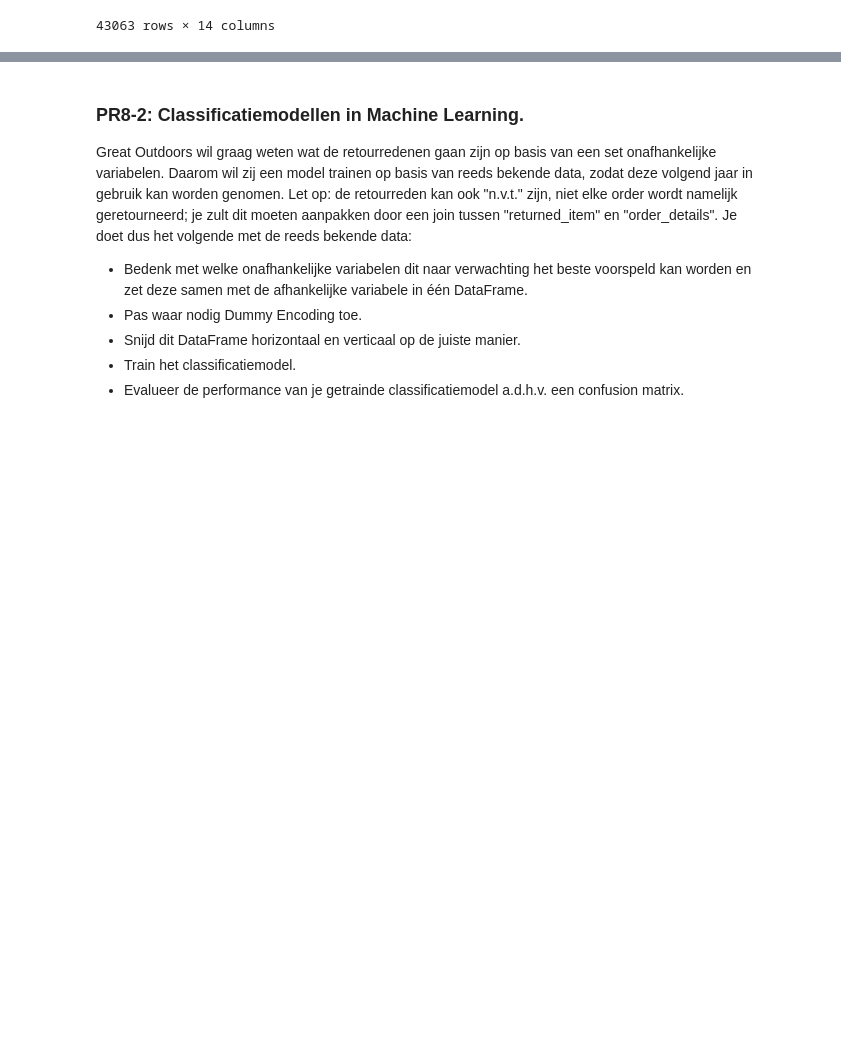
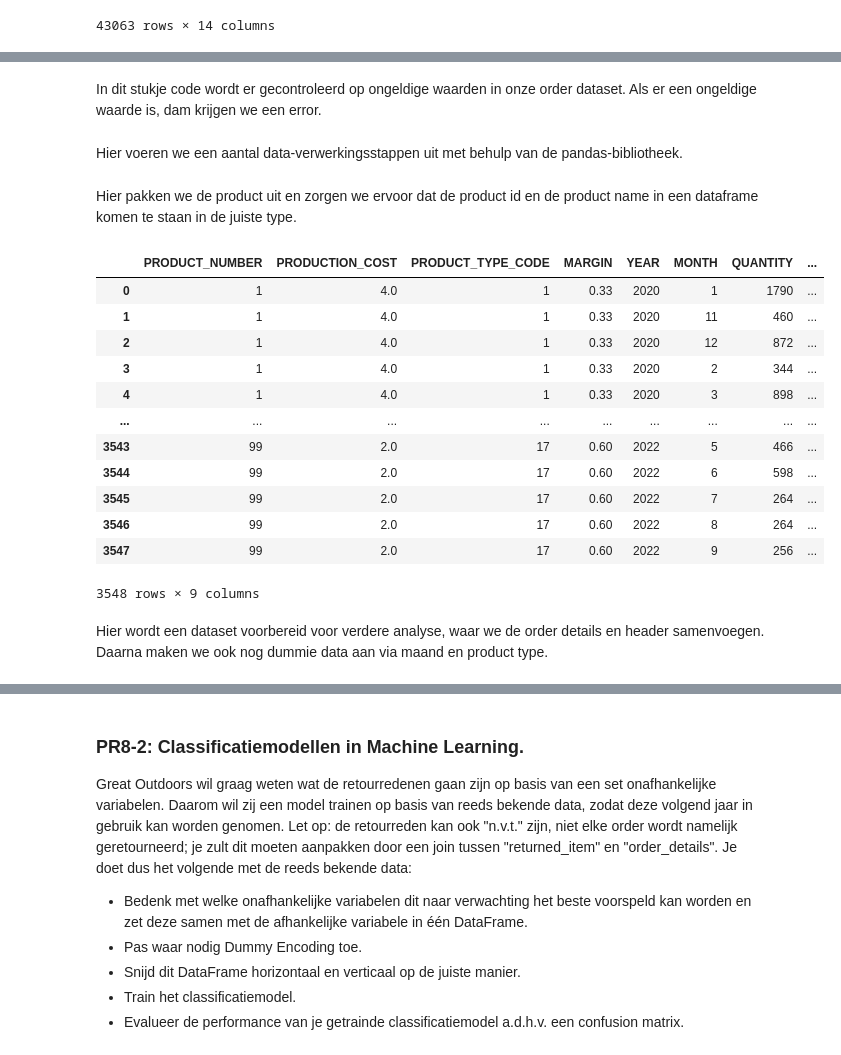
Before and after one commit to Peter-The-Great/DEDS_Portfolio_Week-8, a Jupyter notebook: regressionmodel.ipynb, the cells around one changed output, grey strips where cells are left out. Saved outputs shown, nothing was run; the diff lists cells and outputs as text; code cells hidden in the pictures; blank space fills up the shorter version.

```diff
--- a/regressionmodel.ipynb
+++ b/regressionmodel.ipynb
@@ -49,7 +49,6 @@ header
 # %%
-df = pd.merge(header, details, on='ORDER_NUMBER')
-df = df.drop(columns=['TRIAL885', 'TRIAL879'])
-df
+order = pd.merge(header, details, on='ORDER_NUMBER')
+order
 # %% [output]
 |  | ORDER_NUMBER | RETAILER_NAME | RETAILER_SITE_CODE | RETAILER_CONTACT_CODE | SALES_STAFF_CODE | ... |
 | 0 | 1153 | Ultra Sports | 4 | 6 | 50 | ... |
@@ -75,0 +76,2 @@ test_pred = model.predict(X_test)
+# %% [markdown]
+In dit stukje code wordt er gecontroleerd op ongeldige waarden in onze order dataset. Als er een ongeldige waarde is, dam krijgen we een error.
@@ -75,0 +86,59 @@ test_pred = model.predict(X_test)
+# %% [markdown]
+Hier voeren we een aantal data-verwerkingsstappen uit met behulp van de pandas-bibliotheek.
+# %%
+# Samenvoegen van forecast en inventory data
+inventory = inventory.rename(columns={'INVENTORY_MONTH':'MONTH','INVENTORY_YEAR':'YEAR'})
+df = pd.merge(forecast, inventory, on=['MONTH', 'YEAR', 'PRODUCT_NUMBER'])
+
+# Bevestig dat er geen null of NaN waardes in de data zitten
+bad_data = df[df.isna().any(axis=1) | df.isnull().any(axis=1)]
+if len(bad_data) > 0:
+    raise ValueError("Ongeldige waardes in brondata van orders")
+
+# Selecteren van onafhankelijke variabelen en afhankelijke variabele
+# Product number, quantity, year, month, forecast, inventory
+df['PRODUCT_NUMBER'] = df['PRODUCT_NUMBER'].astype(int)
+df['MONTH'] = df['MONTH'].astype(int)
+df['YEAR'] = df['YEAR'].astype(int)
+order['PRODUCT_NUMBER'] = order['PRODUCT_NUMBER'].astype(int)
+order['MONTH'] = order['MONTH'].astype(int)
+order['YEAR'] = order['YEAR'].astype(int)
+
+df = pd.merge(order, df, on=['MONTH', 'YEAR', 'PRODUCT_NUMBER'])
+
+# Bevestig dat er geen null of NaN waardes in de data zitten
+bad_data = df[df.isna().any(axis=1) | df.isnull().any(axis=1)]
+if len(bad_data) > 0:
+    raise ValueError("Ongeldige waardes in brondata van orders")
+# %% [markdown]
+Hier pakken we de product uit en zorgen we ervoor dat de product id en de product name in een dataframe komen te staan in de juiste type.
+# %%
+product['PRODUCT_NUMBER'] = product['PRODUCT_NUMBER'].astype(int)
+product['PRODUCTION_COST'] = product['PRODUCTION_COST'].astype(float)
+product['MARGIN'] = product['MARGIN'].astype(float)
+product = product[['PRODUCT_NUMBER', 'PRODUCTION_COST', 'PRODUCT_TYPE_CODE', 'MARGIN']]
+
+df = pd.merge(product, df, on='PRODUCT_NUMBER')
+
+# Bevestig dat er geen null of NaN waardes in de data zitten
+bad_data = df[df.isna().any(axis=1) | df.isnull().any(axis=1)]
+if len(bad_data) > 0:
+    raise ValueError("Ongeldige waardes in brondata van orders")
+
+df
+# %% [output]
+|  | PRODUCT_NUMBER | PRODUCTION_COST | PRODUCT_TYPE_CODE | MARGIN | YEAR | MONTH | QUANTITY | ... |
+| 0 | 1 | 4.0 | 1 | 0.33 | 2020 | 1 | 1790 | ... |
+| 1 | 1 | 4.0 | 1 | 0.33 | 2020 | 11 | 460 | ... |
+| 2 | 1 | 4.0 | 1 | 0.33 | 2020 | 12 | 872 | ... |
+| 3 | 1 | 4.0 | 1 | 0.33 | 2020 | 2 | 344 | ... |
+| 4 | 1 | 4.0 | 1 | 0.33 | 2020 | 3 | 898 | ... |
+| ... | ... | ... | ... | ... | ... | ... | ... | ... |
+| 3543 | 99 | 2.0 | 17 | 0.60 | 2022 | 5 | 466 | ... |
+| 3544 | 99 | 2.0 | 17 | 0.60 | 2022 | 6 | 598 | ... |
+| 3545 | 99 | 2.0 | 17 | 0.60 | 2022 | 7 | 264 | ... |
+| 3546 | 99 | 2.0 | 17 | 0.60 | 2022 | 8 | 264 | ... |
+| 3547 | 99 | 2.0 | 17 | 0.60 | 2022 | 9 | 256 | ... |
+3548 rows × 9 columns
+# %% [markdown]
+Hier wordt een dataset voorbereid voor verdere analyse, waar we de order details en header samenvoegen. Daarna maken we ook nog dummie data aan via maand en product type.
```
Also changed, not shown: parts of 28 cells of this notebook, 3 other files.
